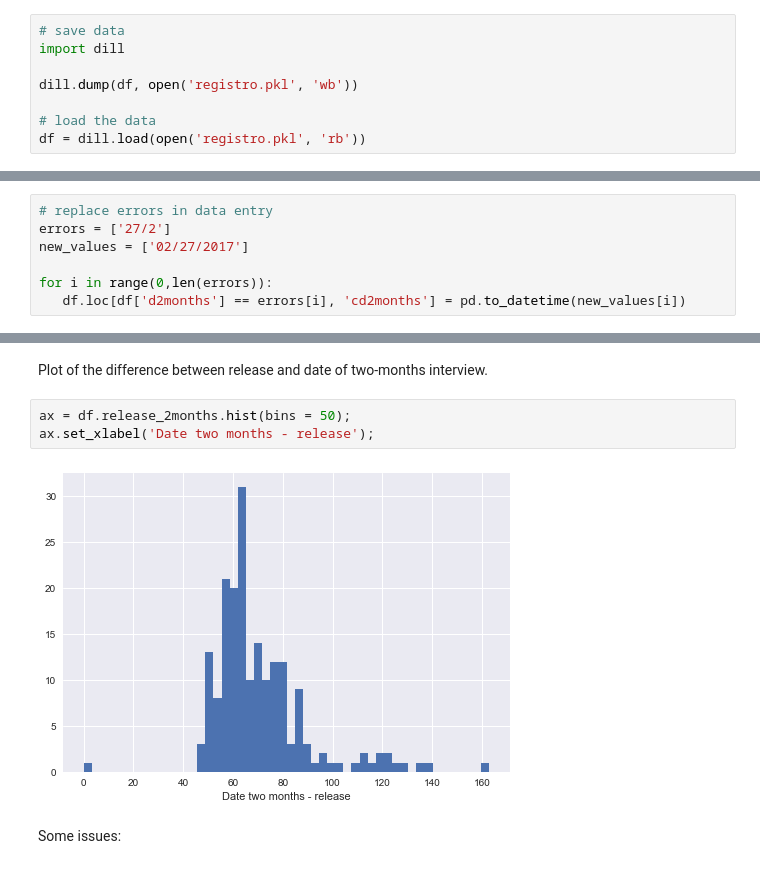
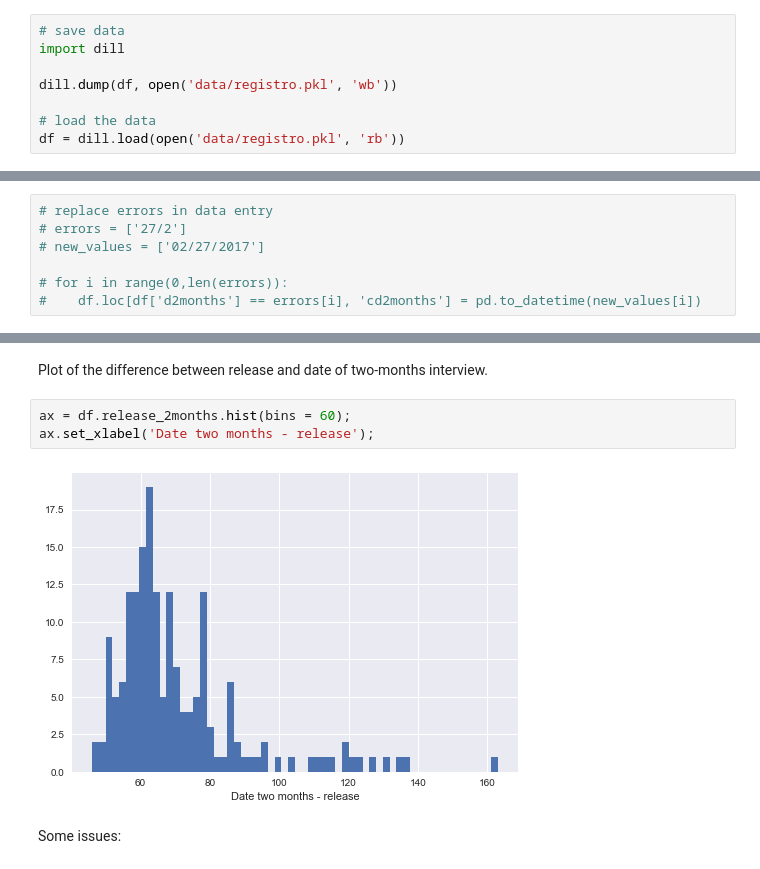
Before and after one commit to sdaza/reentry-chile, a Jupyter notebook: reports/reentry_chile_response_rates.ipynb, the cells around one changed output, grey strips where cells are left out. Drawn from its saved outputs; the diff is of its cells as text.

```diff
--- a/reports/reentry_chile_response_rates.ipynb
+++ b/reports/reentry_chile_response_rates.ipynb
@@ -91,10 +110,10 @@ df.shape
 # save data
 import dill
 
-dill.dump(df, open('registro.pkl', 'wb'))
+dill.dump(df, open('data/registro.pkl', 'wb'))
 
 # load the data
-df = dill.load(open('registro.pkl', 'rb'))
+df = dill.load(open('data/registro.pkl', 'rb'))
 # %%
 # no valid records for release_f?
 s = df.release_f.isnull()
@@ -365,10 +375,10 @@ df.loc[m, ['id', 'release', 'cd2months', 'd2months']]
 # %%
 # replace errors in data entry
-errors = ['27/2']
-new_values = ['02/27/2017']
+# errors = ['27/2']
+# new_values = ['02/27/2017']
 
-for i in range(0,len(errors)):
-   df.loc[df['d2months'] == errors[i], 'cd2months'] = pd.to_datetime(new_values[i])
+# for i in range(0,len(errors)):
+#    df.loc[df['d2months'] == errors[i], 'cd2months'] = pd.to_datetime(new_values[i])
 # %%
 s = (df.r_2months == 1)
 #df.loc[s, 'cd2months'].isnull().value_counts()
@@ -378,10 +388,10 @@ df = df.assign(release_2months = (df.cd2months - df.release_f).dt.days)
 # %% [markdown]
 Plot of the difference between release and date of two-months interview.
 # %%
-ax = df.release_2months.hist(bins = 50);
+ax = df.release_2months.hist(bins = 60);
 ax.set_xlabel('Date two months - release');
 # %% [output]
-[figure, old version]
+[figure, new version]
 # %% [markdown]
 Some issues:
 # %%
```
Also changed, not shown: parts of 22 cells of this notebook.
